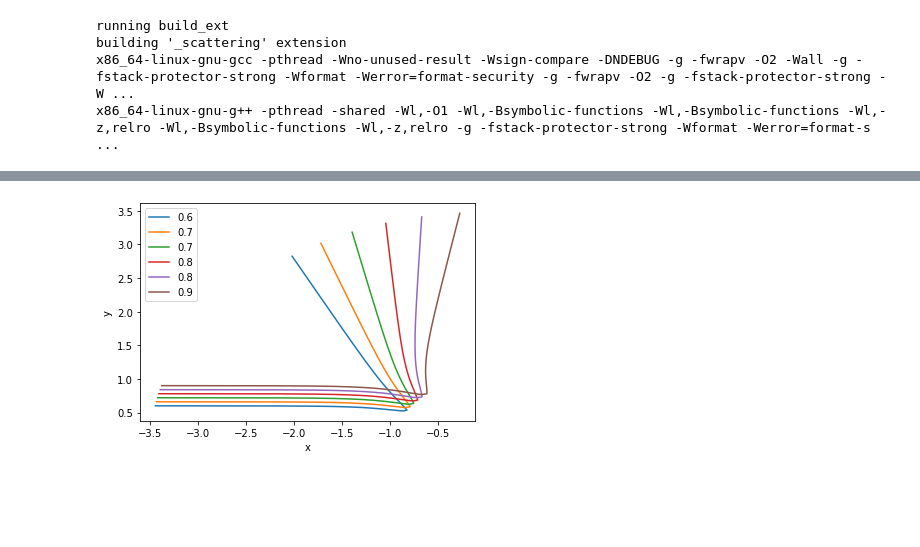
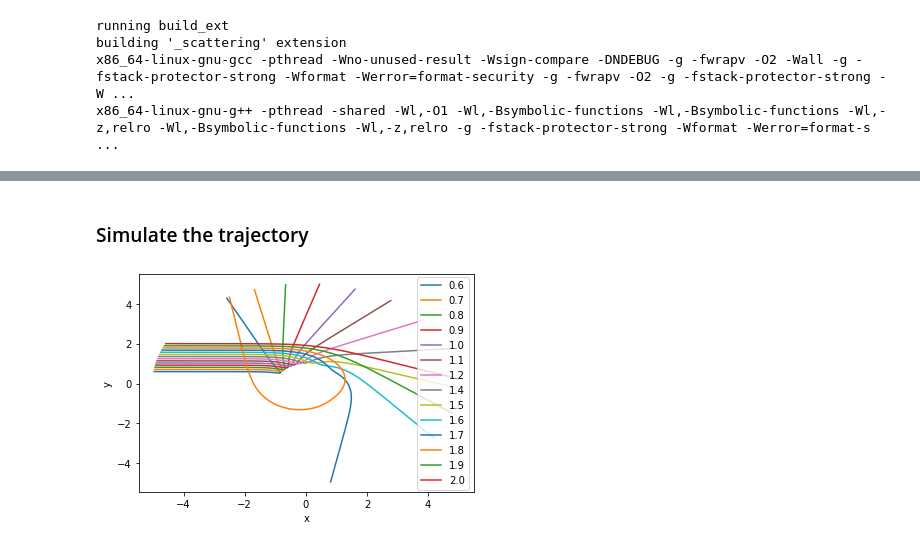
Before and after one commit to ubsuny/CompPhys, a Jupyter notebook: Calculus/scattering.ipynb, the cells around one changed output, grey strips where cells are left out. Cells and saved outputs as stored; diff of their text form; code cells hidden in the pictures; blank space fills up the shorter version.

Commit message:
Fix hard sphere simulation, and forgot to add the swig directory

```diff
--- a/Calculus/scattering.ipynb
+++ b/Calculus/scattering.ipynb
@@ -30,0 +51,13 @@ import matplotlib.pyplot as plt
+# %%
+
+for b in np.linspace(b_min, b_max, n_b):
+    xs = scattering.CrossSection_hard_sphere_potential( hs, E, b, 5.0, 10000 )
+    deflection = xs.calculate_trajectory()
+    traj = np.asarray( xs.get_trajectory() )
+    x,y = traj[:,0] * np.cos( traj[:,1] ), traj[:,0] * np.sin(traj[:,1])
+    plt.plot(x,y, label="%3.1f"%(b))
+    plt.xlabel("x")
+    plt.ylabel("y")
+
+plt.legend(loc='right')
+plt.show()
@@ -30,0 +70,15 @@ import matplotlib.pyplot as plt
+# %%
+E = 0.705
+b_min = 0.6
+b_max = 2.0
+n_b = 14
+V0 = 1.0
+lj = scattering.lennard_jones( V0 )
+
+
+rvals = np.linspace(0.1,1.5,1000)
+ljvals = [ lj(r) for r in rvals ]
+plt.plot(rvals,ljvals)
+plt.xlabel("r")
+plt.ylabel("V(r)")
+plt.show()
@@ -31,21 +87,17 @@ import matplotlib.pyplot as plt
+# %% [markdown]
+### Simulate the trajectory
 # %%
-E = 0.705
-b_min = 0.6
-db = 0.3
-n_b = 6
-V0 = 1.0
-lj = scattering.lennard_jones( V0 )
 
-for b in np.linspace(b_min, b_min + db, 6):
-    xs = scattering.CrossSection_lennard_jones( lj, E, b, 3.5, 100 )
+for b in np.linspace(b_min, b_max, n_b):
+    xs = scattering.CrossSection_lennard_jones( lj, E, b, 5.0, 10000 )
     deflection = xs.calculate_trajectory()
     traj = np.asarray( xs.get_trajectory() )
     x,y = traj[:,0] * np.cos( traj[:,1] ), traj[:,0] * np.sin(traj[:,1])
     plt.plot(x,y, label="%3.1f"%(b))
     plt.xlabel("x")
     plt.ylabel("y")
 
-plt.legend()
+plt.legend(loc='right')
 plt.show()
 # %% [output]
-[figure, old version]
+[figure, new version]
```
Also changed, not shown: parts of 9 cells of this notebook, 4 other files.
